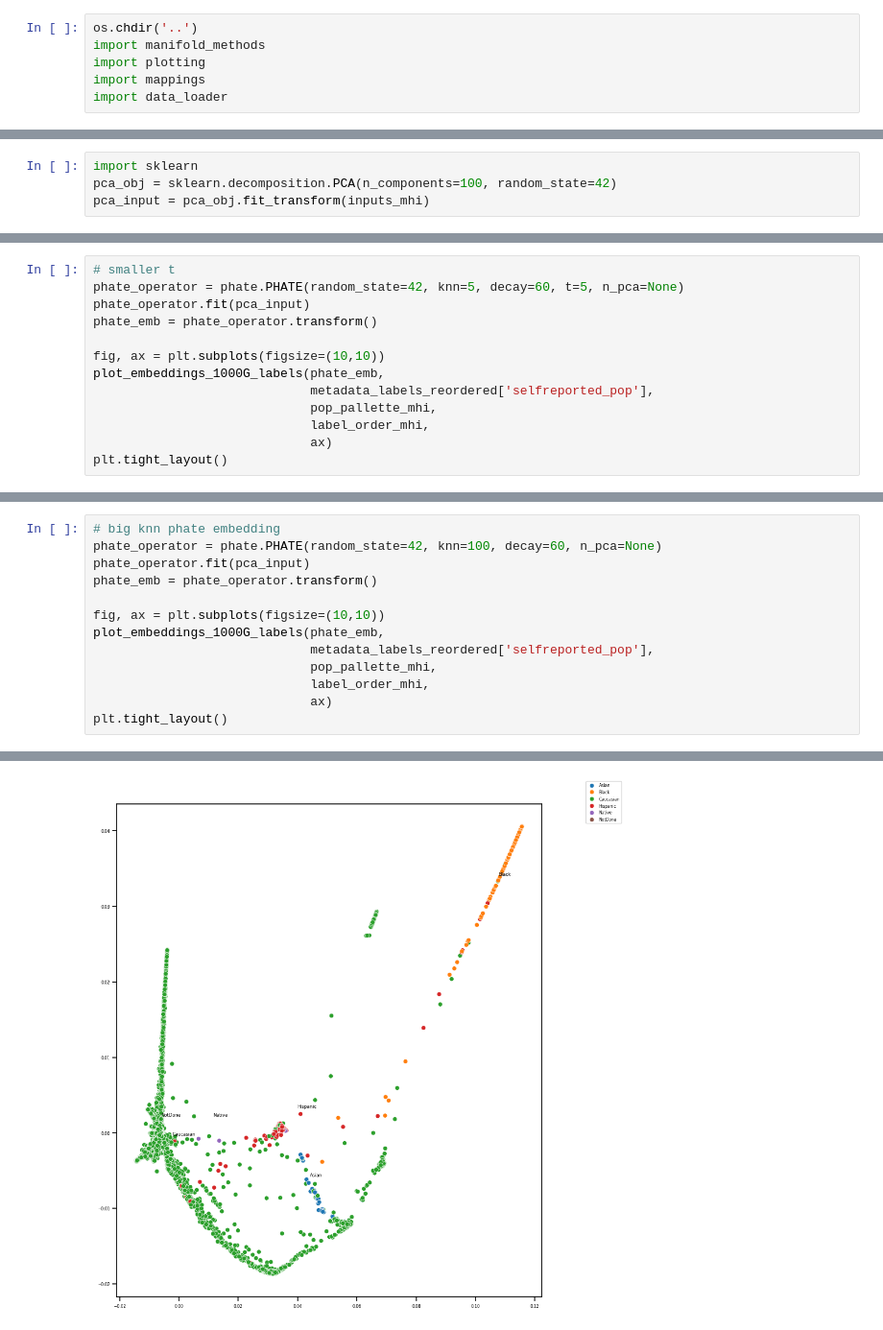
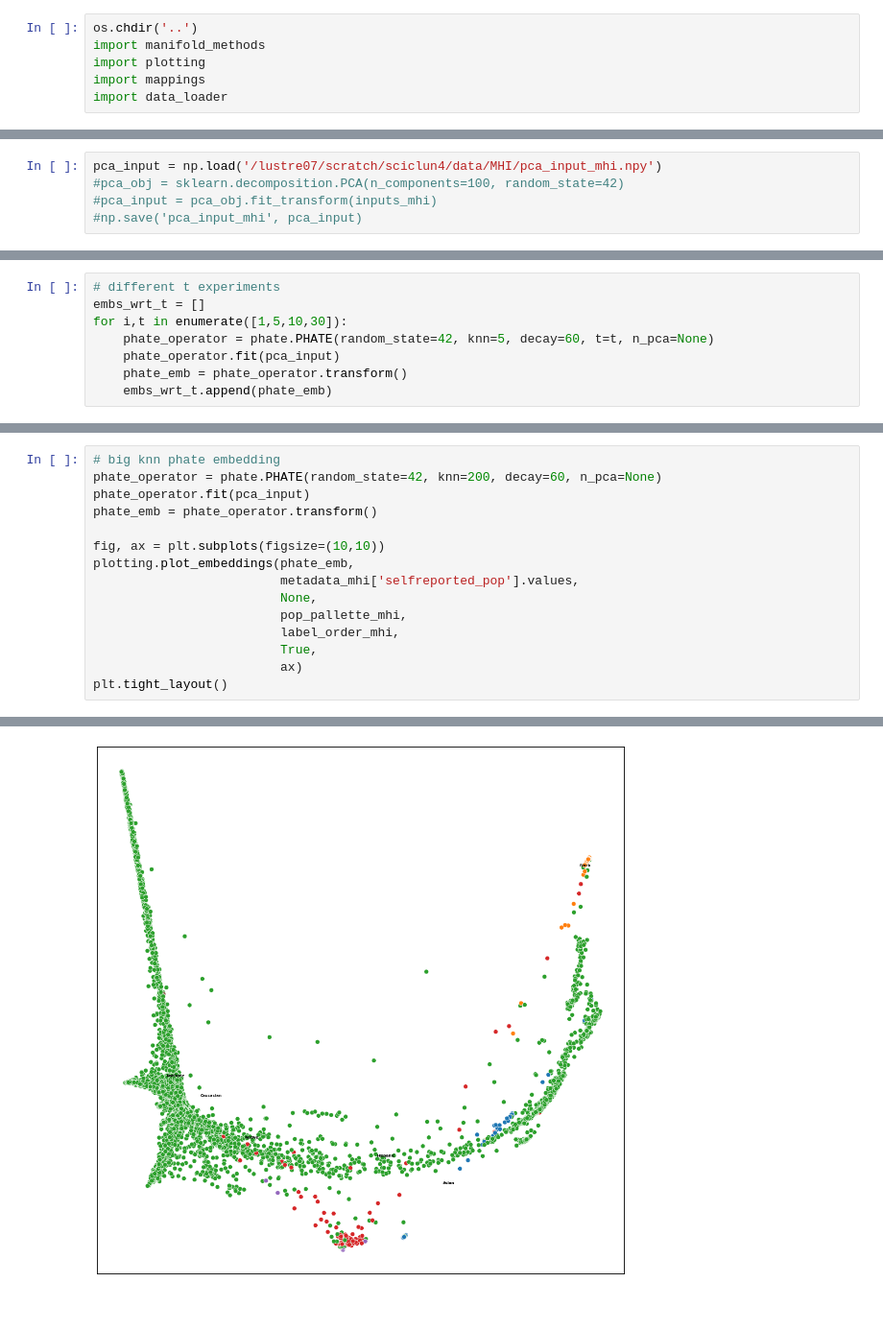
Before and after one commit to latent-reasoning-works/manylatents, a Jupyter notebook: notebooks/phate_MHI.ipynb, the cells around one changed output, grey strips where cells are left out. Shown at 96% size. Drawn from its saved outputs; the diff is of its cells as text.

```diff
--- a/notebooks/phate_MHI.ipynb
+++ b/notebooks/phate_MHI.ipynb
@@ -78,5 +38,6 @@ metadata_labels_reordered = metadata_labels_indexed.loc[samples_mhi.tolist()]
 # %%
-import sklearn
-pca_obj = sklearn.decomposition.PCA(n_components=100, random_state=42)
-pca_input = pca_obj.fit_transform(inputs_mhi)
+pca_input = np.load('/lustre07/scratch/sciclun4/data/MHI/pca_input_mhi.npy')
+#pca_obj = sklearn.decomposition.PCA(n_components=100, random_state=42)
+#pca_input = pca_obj.fit_transform(inputs_mhi)
+#np.save('pca_input_mhi', pca_input)
 # %%
@@ -147,16 +108,11 @@ plt.tight_layout()
 # %%
-# smaller t
-phate_operator = phate.PHATE(random_state=42, knn=5, decay=60, t=5, n_pca=None)
-phate_operator.fit(pca_input)
-phate_emb = phate_operator.transform()
-
-fig, ax = plt.subplots(figsize=(10,10))
-plot_embeddings_1000G_labels(phate_emb,
-                             metadata_labels_reordered['selfreported_pop'],
-                             pop_pallette_mhi,
-                             label_order_mhi,
-                             ax)
-plt.tight_layout()
+# different t experiments
+embs_wrt_t = []
+for i,t in enumerate([1,5,10,30]):
+    phate_operator = phate.PHATE(random_state=42, knn=5, decay=60, t=t, n_pca=None)
+    phate_operator.fit(pca_input)
+    phate_emb = phate_operator.transform()
+    embs_wrt_t.append(phate_emb)
 # %% [output]
 Running PHATE on 16672 observations and 100 variables.
 Calculating graph and diffusion operator...
@@ -179,15 +147,17 @@ Calculated metric MDS in 4.38 seconds.
 # %%
 # big knn phate embedding
-phate_operator = phate.PHATE(random_state=42, knn=100, decay=60, n_pca=None)
+phate_operator = phate.PHATE(random_state=42, knn=200, decay=60, n_pca=None)
 phate_operator.fit(pca_input)
 phate_emb = phate_operator.transform()
 
 fig, ax = plt.subplots(figsize=(10,10))
-plot_embeddings_1000G_labels(phate_emb,
-                             metadata_labels_reordered['selfreported_pop'],
-                             pop_pallette_mhi,
-                             label_order_mhi,
-                             ax)
+plotting.plot_embeddings(phate_emb,
+                         metadata_mhi['selfreported_pop'].values,
+                         None,
+                         pop_pallette_mhi,
+                         label_order_mhi,
+                         True,
+                         ax)
 plt.tight_layout()
 # %% [output]
 Running PHATE on 16672 observations and 100 variables.
@@ -213 +183 @@ Calculated metric MDS in 4.36 seconds.
-[figure, old version]
+[figure, new version]
```
Also changed, not shown: parts of 17 cells of this notebook, 31 other files.
